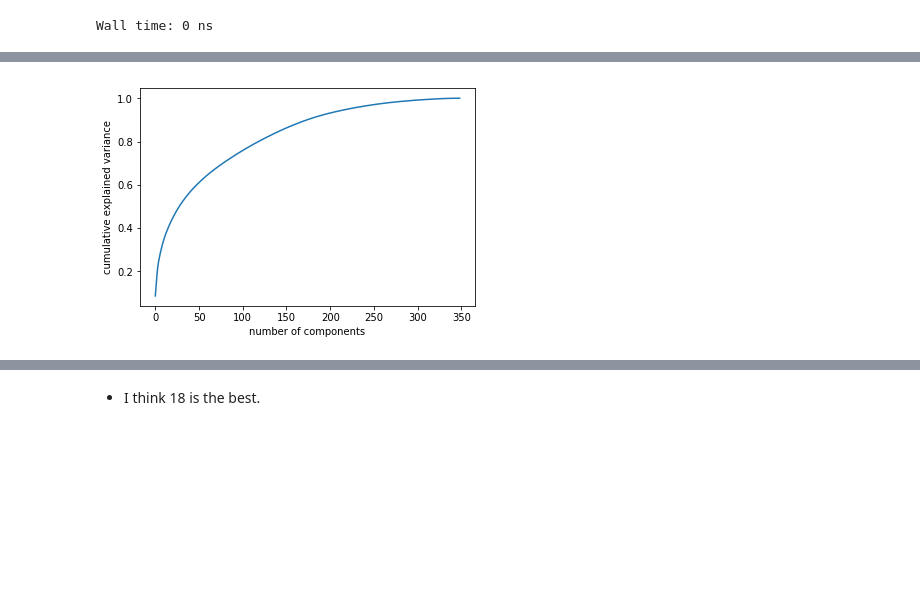
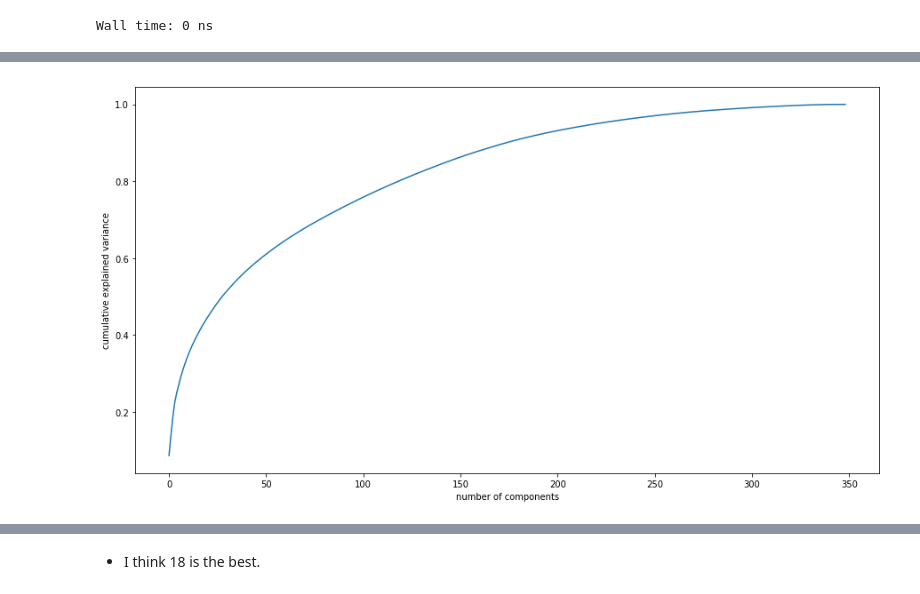
Before and after one commit to xueweiyema/ArvatoProject, a Jupyter notebook: Arvato Project Workbook.ipynb, the cells around one changed output, grey strips where cells are left out. Saved outputs shown, nothing was run; the diff lists cells and outputs as text; code cells hidden in the pictures; blank space fills up the shorter version.

```diff
--- a/Arvato Project Workbook.ipynb
+++ b/Arvato Project Workbook.ipynb
@@ -732,9 +735,13 @@ my_azdias_customers.shape
 # %%
 # deal with the 'MIN_GEBAEUDEJAHR' , 'GEBURTSJAHR'
-my_azdias_customers['MIN_GEBAEUDEJAHR']=2018-my_azdias_customers['MIN_GEBAEUDEJAHR']
-my_azdias_customers['GEBURTSJAHR']=2018-my_azdias_customers['GEBURTSJAHR']
+my_azdias['MIN_GEBAEUDEJAHR']=2018-my_azdias_customers['MIN_GEBAEUDEJAHR']
+my_azdias['GEBURTSJAHR']=2018-my_azdias_customers['GEBURTSJAHR']
+
+my_customers['MIN_GEBAEUDEJAHR']=2018-my_azdias_customers['MIN_GEBAEUDEJAHR']
+my_customers['GEBURTSJAHR']=2018-my_azdias_customers['GEBURTSJAHR']
 # %%
 # fill the missing data in numerical_attribute
 for l in numerical_attribute:
-    my_azdias_customers[l]=my_azdias_customers[l].fillna(value=round(my_azdias_customers['MIN_GEBAEUDEJAHR'].mean()))
+    my_azdias[l]=my_azdias[l].fillna(value=round(my_azdias['MIN_GEBAEUDEJAHR'].mean()))
+    my_customers[l]=my_customers[l].fillna(value=round(my_customers['MIN_GEBAEUDEJAHR'].mean()))
 # %%
@@ -744,5 +755,4 @@ len(my_azdias_customers[list(numerical_attribute)].isnull().any()[my_azdias_cust
 # %%
 # deal with the 'CAMEO_DEUG_2015',replace the X value by np.nan
-my_azdias_customers['CAMEO_DEUG_2015'].replace('X',np.nan,inplace=True)
+my_azdias['CAMEO_DEUG_2015'].replace('X',np.nan,inplace=True)
+my_customers['CAMEO_DEUG_2015'].replace('X',np.nan,inplace=True)
-# %%
-my_azdias_customers['CAMEO_DEUG_2015']=my_azdias_customers['CAMEO_DEUG_2015'].astype('float')
@@ -829,9 +847,10 @@ Wall time: 9.19 s
 # %%
 %%time
+plt.figure(figsize=(15,8))
 pca = PCA().fit(scaled)
 plt.plot(np.cumsum(pca.explained_variance_ratio_))
 plt.xlabel('number of components')
 plt.ylabel('cumulative explained variance')
 plt.show()
 # %% [output]
-[figure, old version]
+[figure, new version]
```
Also changed, not shown: parts of 50 cells of this notebook, 1 other file.
